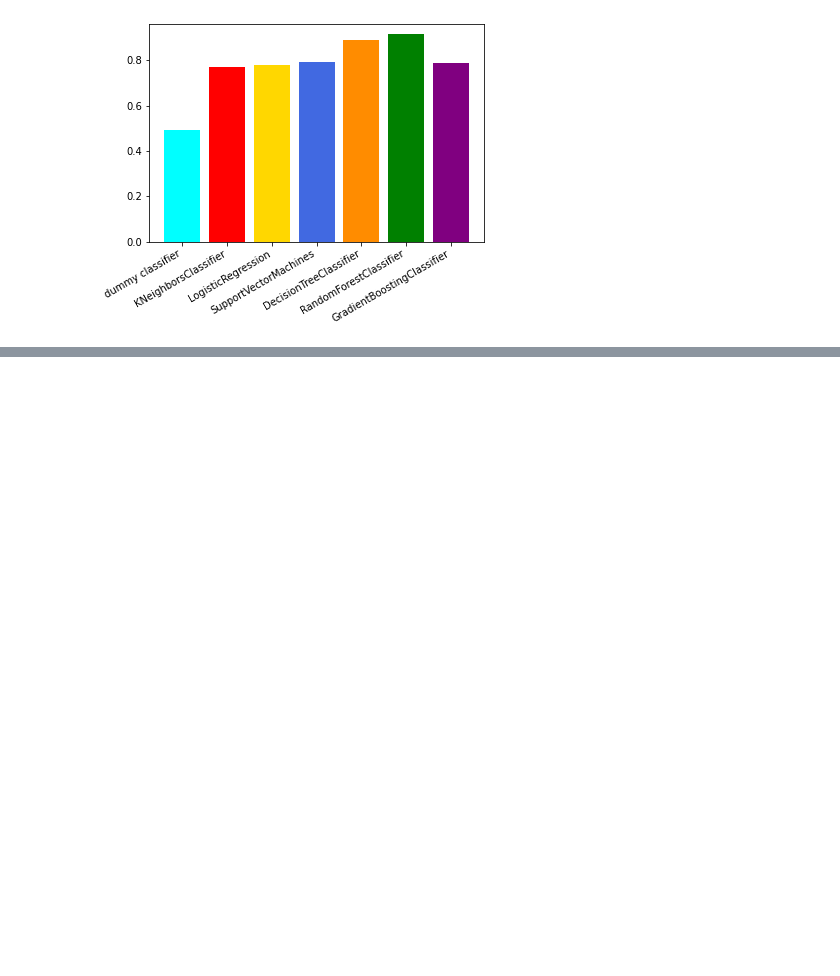
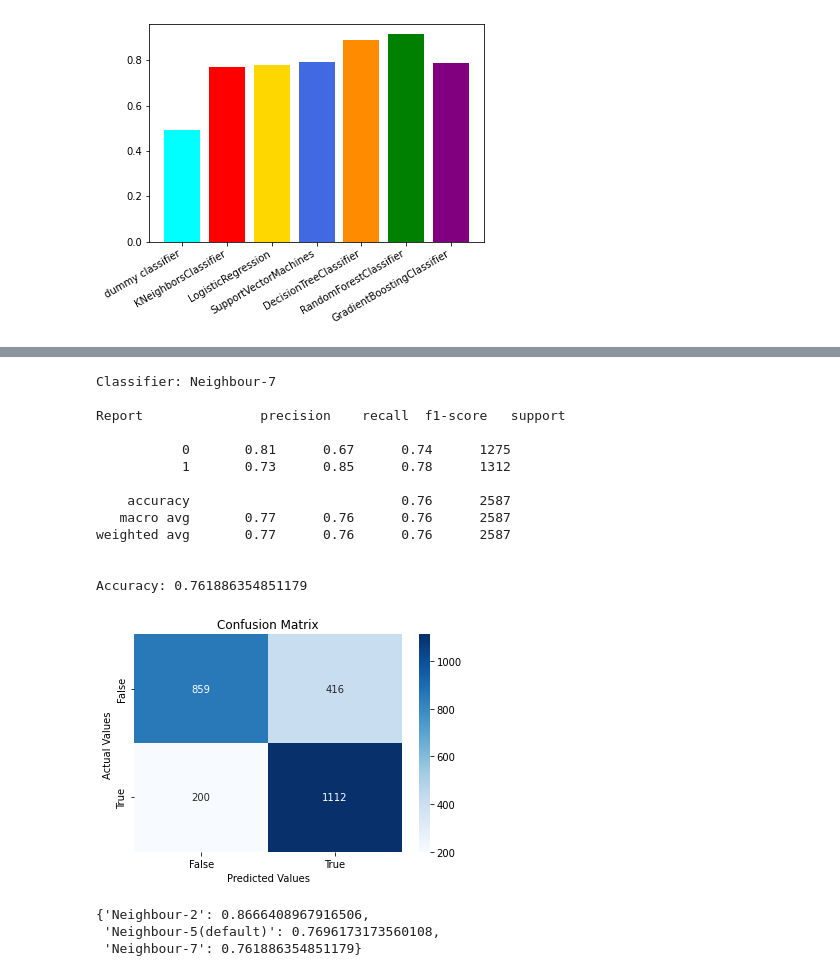
Before and after one commit to tejal04/Telco-Customer-Churn, a Jupyter notebook: Model_Customer_Churn_Prediction.ipynb, the cells around one changed output, grey strips where cells are left out. Cells and saved outputs as stored; diff of their text form; code cells hidden in the pictures; blank space fills up the shorter version.

```diff
--- a/Model_Customer_Churn_Prediction.ipynb
+++ b/Model_Customer_Churn_Prediction.ipynb
@@ -168,6 +176,6 @@ Accuracy: 0.8898337843061461
 # %%
 model = RandomForestClassifier(random_state=seed)
-train_model("RandomForestClassifier", model)
+train_model("RandomForestClassifier", model,acc_results)
 # %% [output]
 Classifier: RandomForestClassifier
 
@@ -188,6 +196,6 @@ Accuracy: 0.9141863161963665
 # %%
 model = GradientBoostingClassifier(random_state=seed)
-train_model("GradientBoostingClassifier", model)
+train_model("GradientBoostingClassifier", model, acc_results)
 # %% [output]
 Classifier: GradientBoostingClassifier
 
@@ -213,0 +259,26 @@ plt.show()
+# %%
+knn_results["Neighbour-5(default)"] = acc_results["KNeighborsClassifier"]
+# %%
+model = KNeighborsClassifier(n_neighbors=7)
+train_model( "Neighbour-7", model, knn_results)
+# %% [output]
+Classifier: Neighbour-7
+
+Report               precision    recall  f1-score   support
+
+           0       0.81      0.67      0.74      1275
+           1       0.73      0.85      0.78      1312
+
+    accuracy                           0.76      2587
+   macro avg       0.77      0.76      0.76      2587
+weighted avg       0.77      0.76      0.76      2587
+
+
+Accuracy: 0.761886354851179
+[figure, added]
+# %%
+knn_results
+# %% [output]
+{'Neighbour-2': 0.8666408967916506,
+ 'Neighbour-5(default)': 0.7696173173560108,
+ 'Neighbour-7': 0.761886354851179}
```
Also changed, not shown: parts of 24 cells of this notebook.
